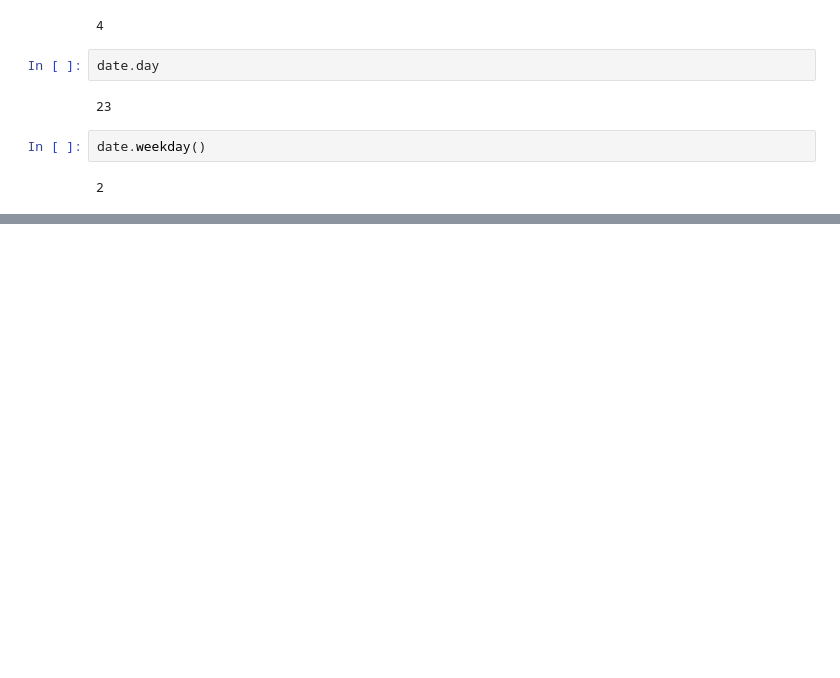
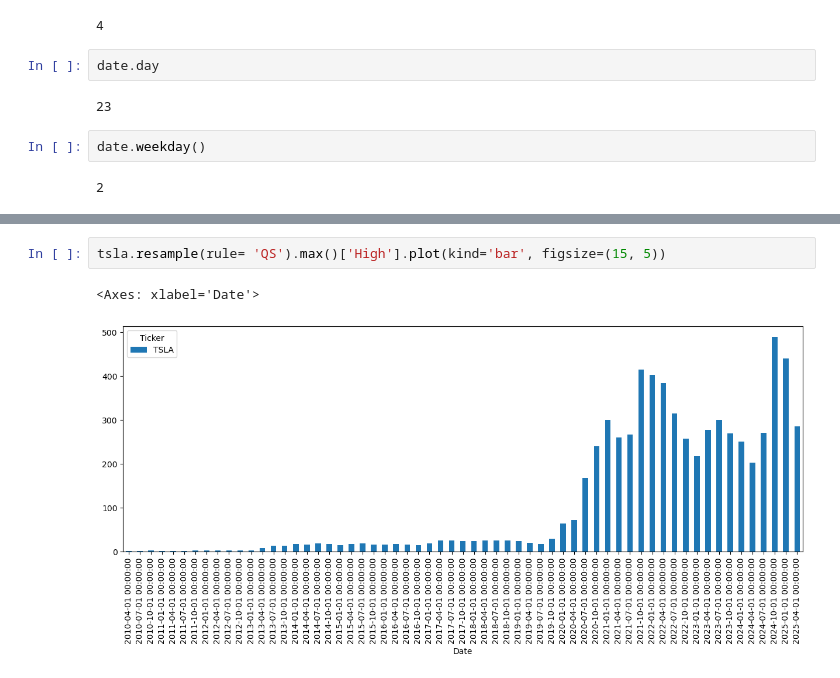
Before and after one commit to Malinda1/Time_series_analysis, a Jupyter notebook: Time_series_analysis.ipynb, the cells around one changed output, grey strips where cells are left out. Drawn from its saved outputs; the diff is of its cells as text; blank space fills up the shorter version.

```diff
--- a/Time_series_analysis.ipynb
+++ b/Time_series_analysis.ipynb
@@ -166,0 +229,5 @@ date.weekday()
+# %%
+tsla.resample(rule= 'QS').max()['High'].plot(kind='bar', figsize=(15, 5))
+# %% [output]
+<Axes: xlabel='Date'>
+[figure, added]
```
Also changed, not shown: parts of 5 cells of this notebook.
